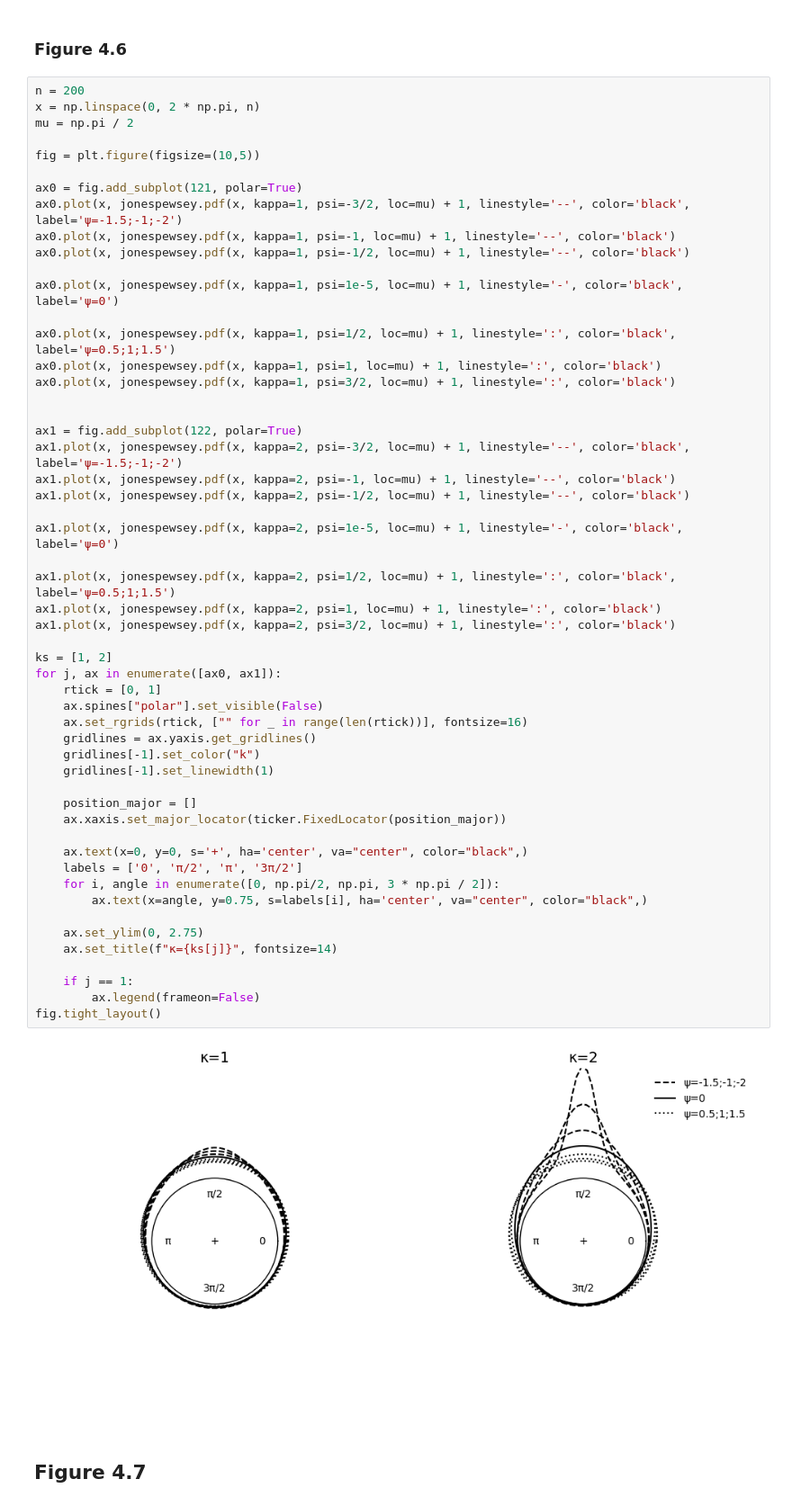
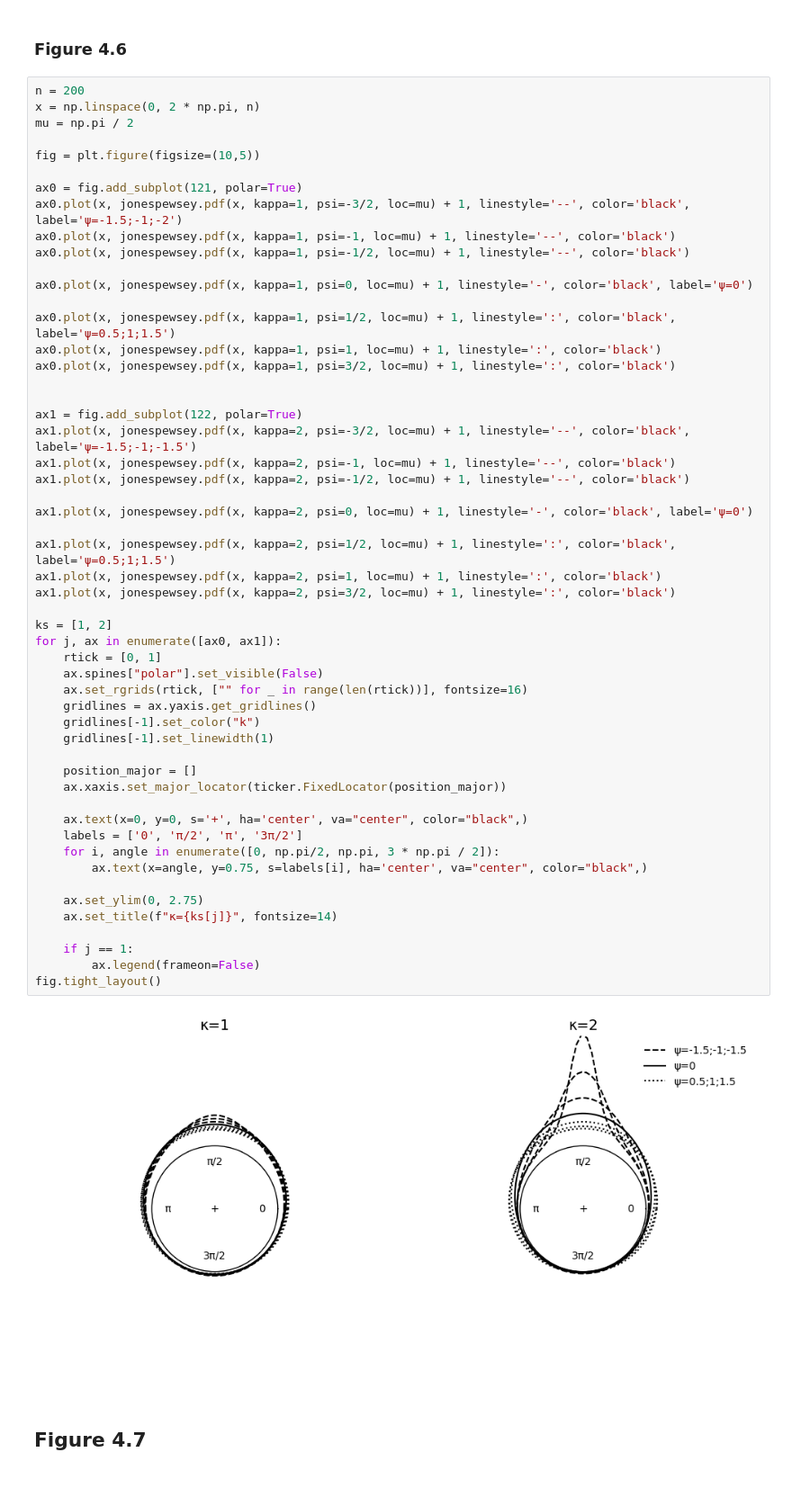
Before and after one commit to circstat/pycircstat2, a Jupyter notebook: examples/B3-Pewsey-2014.ipynb, the cells around one changed output. Shown at 90% size. Saved outputs shown, nothing was run; the diff lists cells and outputs as text.

```diff
--- a/examples/B3-Pewsey-2014.ipynb
+++ b/examples/B3-Pewsey-2014.ipynb
@@ -362,7 +361,7 @@ ax0.plot(x, jonespewsey.pdf(x, kappa=1, psi=-3/2, loc=mu) + 1, linestyle='--', c
 ax0.plot(x, jonespewsey.pdf(x, kappa=1, psi=-1, loc=mu) + 1, linestyle='--', color='black')
 ax0.plot(x, jonespewsey.pdf(x, kappa=1, psi=-1/2, loc=mu) + 1, linestyle='--', color='black')
 
-ax0.plot(x, jonespewsey.pdf(x, kappa=1, psi=1e-5, loc=mu) + 1, linestyle='-', color='black', label='ψ=0')
+ax0.plot(x, jonespewsey.pdf(x, kappa=1, psi=0, loc=mu) + 1, linestyle='-', color='black', label='ψ=0')
 
 ax0.plot(x, jonespewsey.pdf(x, kappa=1, psi=1/2, loc=mu) + 1, linestyle=':', color='black', label='ψ=0.5;1;1.5')
 ax0.plot(x, jonespewsey.pdf(x, kappa=1, psi=1, loc=mu) + 1, linestyle=':', color='black')
@@ -370,41 +369,41 @@ ax0.plot(x, jonespewsey.pdf(x, kappa=1, psi=3/2, loc=mu) + 1, linestyle=':', col
 
 
 ax1 = fig.add_subplot(122, polar=True)
-ax1.plot(x, jonespewsey.pdf(x, kappa=2, psi=-3/2, loc=mu) + 1, linestyle='--', color='black', label='ψ=-1.5;-1;-2')
+ax1.plot(x, jonespewsey.pdf(x, kappa=2, psi=-3/2, loc=mu) + 1, linestyle='--', color='black', label='ψ=-1.5;-1;-1.5')
 ax1.plot(x, jonespewsey.pdf(x, kappa=2, psi=-1, loc=mu) + 1, linestyle='--', color='black')
 ax1.plot(x, jonespewsey.pdf(x, kappa=2, psi=-1/2, loc=mu) + 1, linestyle='--', color='black')
 
-ax1.plot(x, jonespewsey.pdf(x, kappa=2, psi=1e-5, loc=mu) + 1, linestyle='-', color='black', label='ψ=0')
+ax1.plot(x, jonespewsey.pdf(x, kappa=2, psi=0, loc=mu) + 1, linestyle='-', color='black', label='ψ=0')
 
 ax1.plot(x, jonespewsey.pdf(x, kappa=2, psi=1/2, loc=mu) + 1, linestyle=':', color='black', label='ψ=0.5;1;1.5')
 ax1.plot(x, jonespewsey.pdf(x, kappa=2, psi=1, loc=mu) + 1, linestyle=':', color='black')
 ax1.plot(x, jonespewsey.pdf(x, kappa=2, psi=3/2, loc=mu) + 1, linestyle=':', color='black')
 
 ks = [1, 2]
 for j, ax in enumerate([ax0, ax1]):
     rtick = [0, 1]
     ax.spines["polar"].set_visible(False)
     ax.set_rgrids(rtick, ["" for _ in range(len(rtick))], fontsize=16)
     gridlines = ax.yaxis.get_gridlines()
     gridlines[-1].set_color("k")
     gridlines[-1].set_linewidth(1)
 
     position_major = []
     ax.xaxis.set_major_locator(ticker.FixedLocator(position_major))
 
     ax.text(x=0, y=0, s='+', ha='center', va="center", color="black",)
     labels = ['0', 'π/2', 'π', '3π/2']
     for i, angle in enumerate([0, np.pi/2, np.pi, 3 * np.pi / 2]):
         ax.text(x=angle, y=0.75, s=labels[i], ha='center', va="center", color="black",)
 
     ax.set_ylim(0, 2.75)
     ax.set_title(f"κ={ks[j]}", fontsize=14)
 
     if j == 1:
         ax.legend(frameon=False)
 fig.tight_layout()
 # %% [output]
-[figure, old version]
+[figure, new version]
 # %% [markdown]
 ## Figure 4.7
 # %%
```
Also changed, not shown: parts of 6 cells of this notebook, 2 other files.
